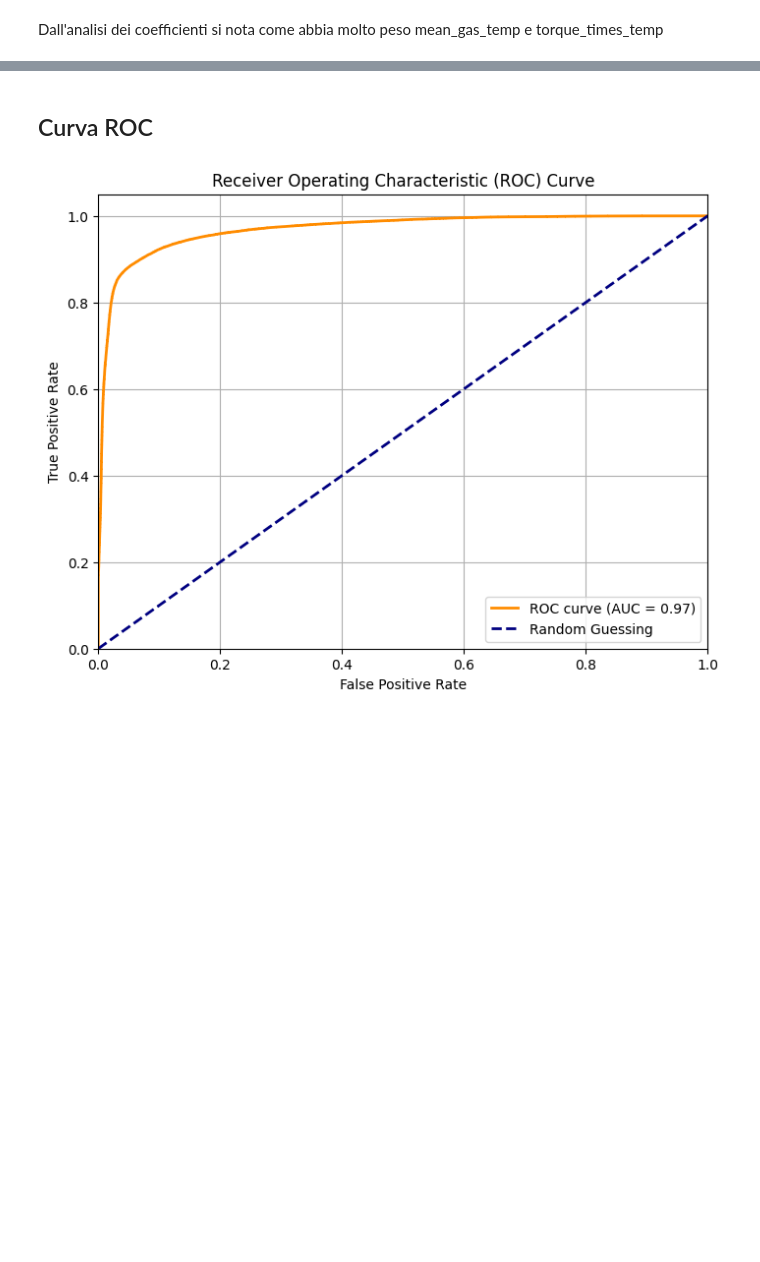
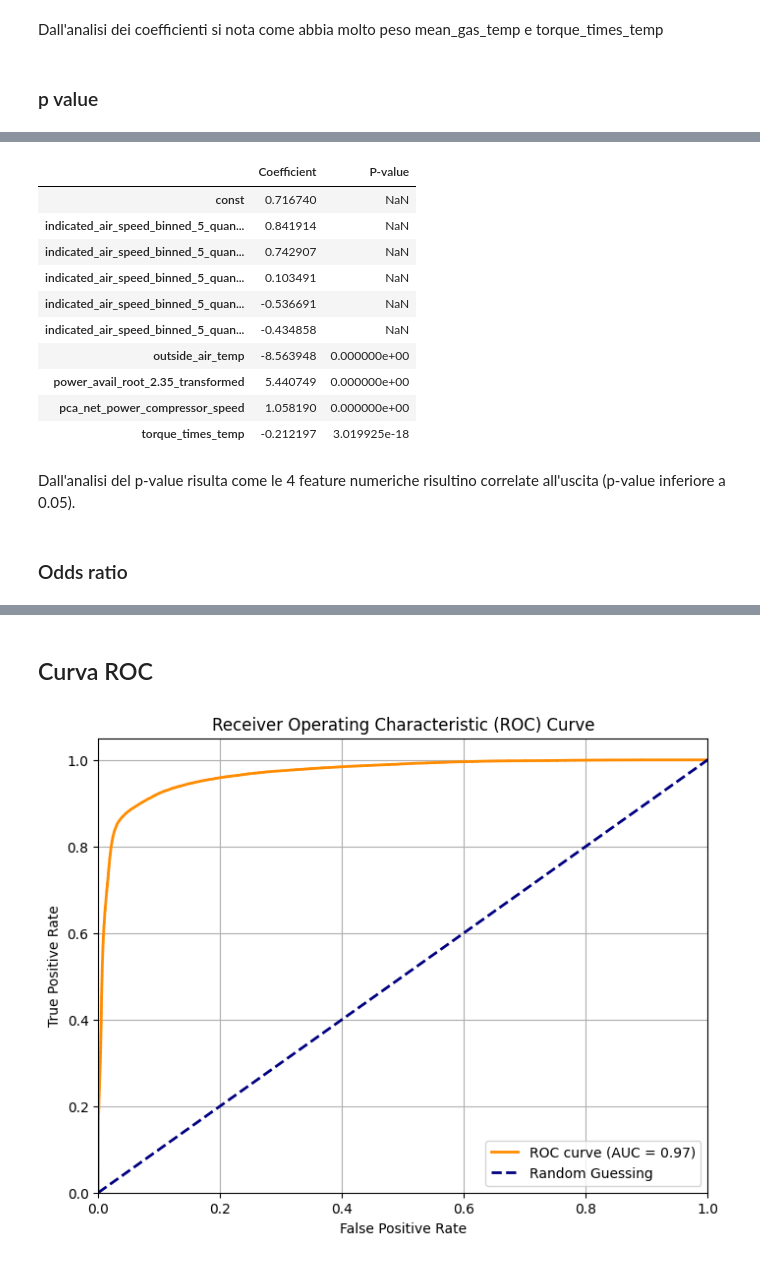
Before and after one commit to TizianoCosta/AML_2425_FinalProject, a Jupyter notebook: notebook/regressione_logistica_3.ipynb, the cells around one changed output, grey strips where cells are left out. Cells and saved outputs as stored; diff of their text form; code cells hidden in the pictures; blank space fills up the shorter version.

Commit message:
aggiunto p value ed odds ratio

```diff
--- a/notebook/regressione_logistica_3.ipynb
+++ b/notebook/regressione_logistica_3.ipynb
@@ -1375,2 +1401,41 @@ Number of processed features: 9
 # %% [markdown]
 Dall'analisi dei coefficienti si nota come abbia molto peso mean_gas_temp e torque_times_temp
+# %% [markdown]
+### p value
+# %%
+# prompt: analizza i p value associati a log_reg_OH_CH
+
+import pandas as pd
+!pip install statsmodels
+
+import statsmodels.api as sm
+
+# Add a constant term to the features DataFrame for the intercept
+# statsmodels does not automatically add an intercept unless specified
+X_train_processed_OH_CH_sm = sm.add_constant(data_train_processed_OH_CH)
+
+# Ensure y_train is in the correct format if needed (usually pandas Series or numpy array)
+y_train_sm = data_train_y
+
+# Fit the logistic regression model using statsmodels
+# Use the Logit class for logistic regression
+logit_model = sm.Logit(y_train_sm, X_train_processed_OH_CH_sm)
+result = logit_model.fit()
+
+# Print the summary which includes p-values
+print(result.summary())
+
+# You can also access p-values directly
+p_values = result.pvalues
+print("\nP-values for each feature:")
+print(p_values)
+
+# You might want to display p-values alongside the coefficients
+coefficients_and_pvalues = pd.DataFrame({
+    'Coefficient': result.params,
+    'P-value': result.pvalues
+})
+
+print("\nCoefficients and P-values:")
+coefficients_and_pvalues
+# %% [output]
@@ -1376,0 +1459,15 @@ Dall'analisi dei coefficienti si nota come abbia molto peso mean_gas_temp e torq
+|  | Coefficient | P-value |
+| const | 0.716740 | NaN |
+| indicated_air_speed_binned_5_quan... | 0.841914 | NaN |
+| indicated_air_speed_binned_5_quan... | 0.742907 | NaN |
+| indicated_air_speed_binned_5_quan... | 0.103491 | NaN |
+| indicated_air_speed_binned_5_quan... | -0.536691 | NaN |
+| indicated_air_speed_binned_5_quan... | -0.434858 | NaN |
+| outside_air_temp | -8.563948 | 0.000000e+00 |
+| power_avail_root_2.35_transformed | 5.440749 | 0.000000e+00 |
+| pca_net_power_compressor_speed | 1.058190 | 0.000000e+00 |
+| torque_times_temp | -0.212197 | 3.019925e-18 |
+# %% [markdown]
+Dall'analisi del p-value risulta come le 4 feature numeriche risultino correlate all'uscita (p-value inferiore a 0.05).
+# %% [markdown]
+### Odds ratio
```
Also changed, not shown: parts of 14 cells of this notebook.
